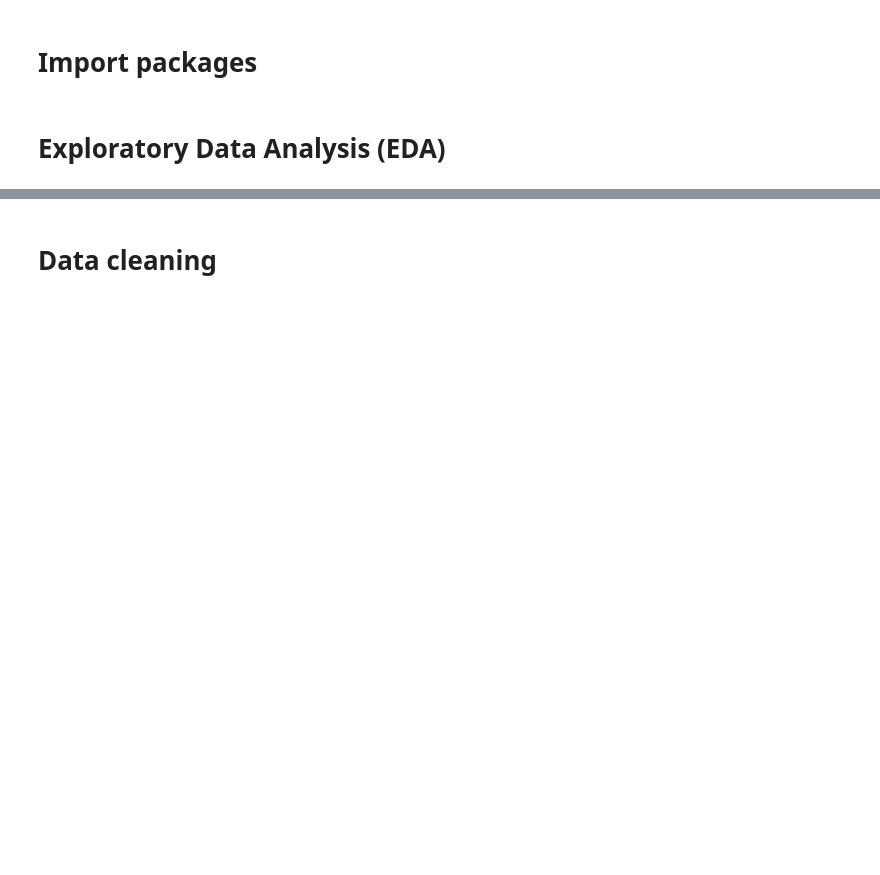
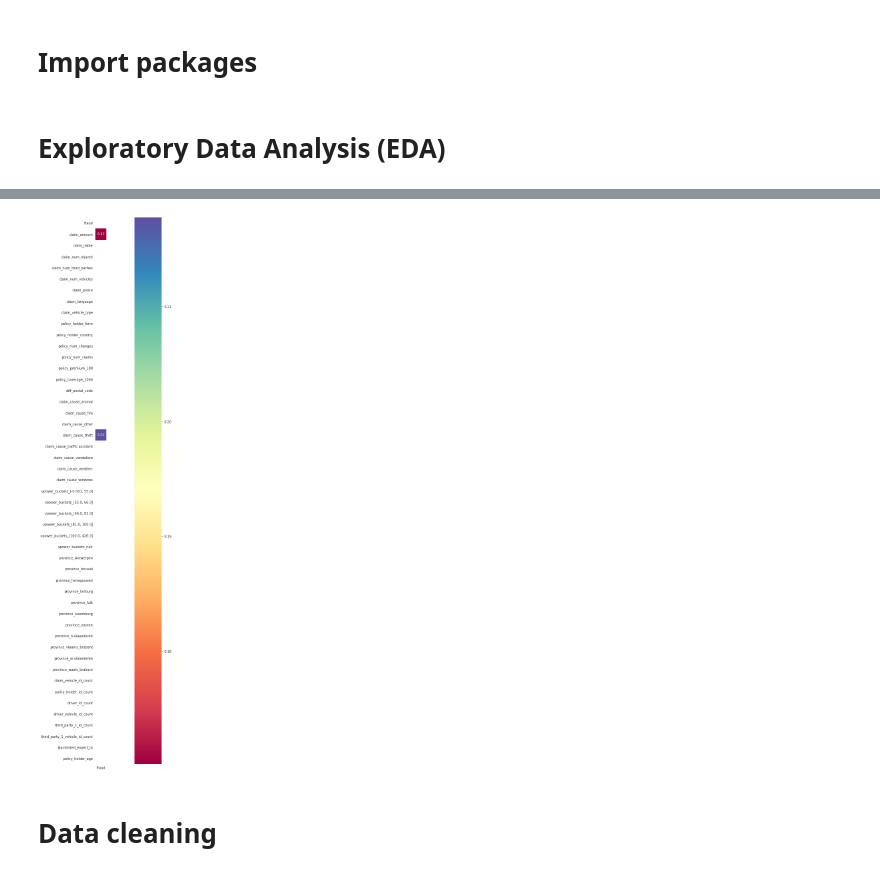
Before and after one commit to lgov/kul_advanalytics, a Jupyter notebook: assignment1/BDA_1.ipynb, the cells around one changed output, grey strips where cells are left out. Drawn from its saved outputs; the diff is of its cells as text; code cells hidden in the pictures; blank space fills up the shorter version.

```diff
--- a/assignment1/BDA_1.ipynb
+++ b/assignment1/BDA_1.ipynb
@@ -55,3 +186,17 @@ for i in df.columns:
+# %%
+corr = df.corr()
+corr=corr[['fraud']]
+mask = np.zeros_like(corr)
+mask[np.triu_indices_from(mask)] = True
+mask = ((mask + np.array(np.abs(corr) < 0.1)) > 0).astype(int)
+
+with sns.axes_style("white"):
+    f, ax = plt.subplots(figsize=(30, 30))
+    cmap=sns.diverging_palette(220, 20, as_cmap=True)
+    ax = sns.heatmap(corr[["fraud"]], mask=mask, square=True,
+                     cmap="Spectral", annot=True)
+# %% [output]
+[figure, added]
 # %% [markdown]
 # Data cleaning
 # %%
```
Also changed, not shown: parts of 113 cells of this notebook, 1 other file.
